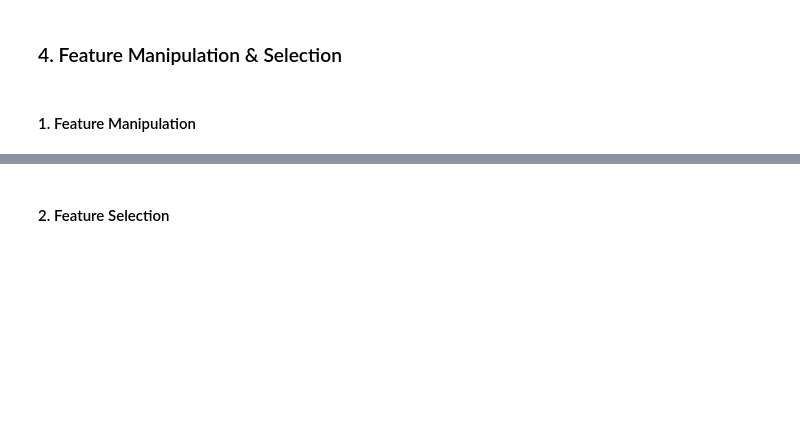
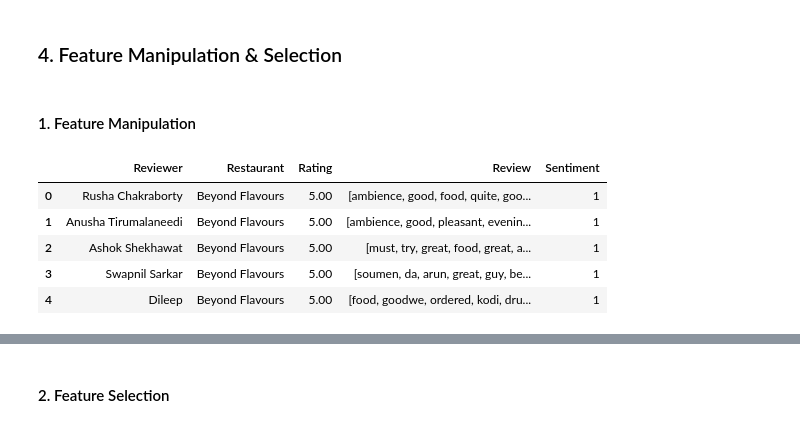
Before and after one commit to apurva-shrivastava/Zomato-Restaurant-Clustering-and-Sentiment-Analysis, a Jupyter notebook: Apurva_Zomato_Restaurant_Clustering_and_Sentiment_Analysis.ipynb, the cells around one changed output, grey strips where cells are left out. Saved outputs shown, nothing was run; the diff lists cells and outputs as text; code cells hidden in the pictures; blank space fills up the shorter version.

```diff
--- a/Apurva_Zomato_Restaurant_Clustering_and_Sentiment_Analysis.ipynb
+++ b/Apurva_Zomato_Restaurant_Clustering_and_Sentiment_Analysis.ipynb
@@ -1296,0 +1295,15 @@ X_f = vectorizer.transform(sentiment['Review'].values)
+# %%
+# Manipulate Features to minimize feature correlation and create new features
+
+#creating new binary feature called sentiment based on rating which has 1 = positive and 0 = negative
+sentiment['Sentiment'] = sentiment['Rating'].apply(
+    lambda x: 1 if x >=sentiment['Rating'].mean() else 0)
+# %%
+sentiment.head()
+# %% [output]
+|  | Reviewer | Restaurant | Rating | Review | Sentiment |
+| 0 | Rusha Chakraborty | Beyond Flavours | 5.00 | [ambience, good, food, quite, goo... | 1 |
+| 1 | Anusha Tirumalaneedi | Beyond Flavours | 5.00 | [ambience, good, pleasant, evenin... | 1 |
+| 2 | Ashok Shekhawat | Beyond Flavours | 5.00 | [must, try, great, food, great, a... | 1 |
+| 3 | Swapnil Sarkar | Beyond Flavours | 5.00 | [soumen, da, arun, great, guy, be... | 1 |
+| 4 | Dileep | Beyond Flavours | 5.00 | [food, goodwe, ordered, kodi, dru... | 1 |
```
Also changed, not shown: parts of 4 cells of this notebook.
